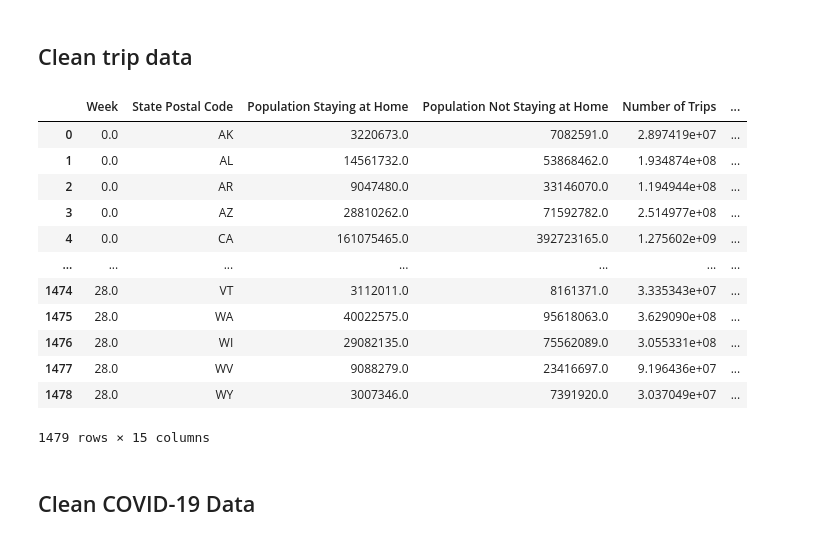
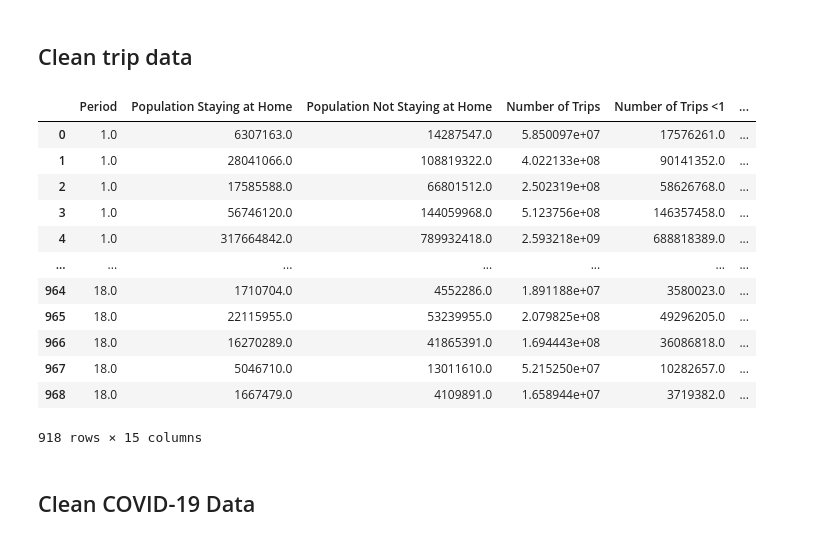
Before and after one commit to sheehy98/CovidMHealth, a Jupyter notebook: clean_data.ipynb, the cells around one changed output. Drawn from its saved outputs; the diff is of its cells as text; code cells hidden in the pictures.

```diff
--- a/clean_data.ipynb
+++ b/clean_data.ipynb
@@ -69,24 +19,54 @@ trips_data
 # %% [markdown]
 ## Clean trip data
-# %%
-td = trips_data.groupby(by = ['Date', 'State Postal Code']).sum().drop(columns= ['State FIPS', 'County FIPS']).reset_index()
-td['Week'] = np.floor(td.index / 51 / 7)
-td2 = td.groupby(by = ['Week', 'State Postal Code']).sum().reset_index()
-td2
-# %% [output]
-|  | Week | State Postal Code | Population Staying at Home | Population Not Staying at Home | Number of Trips | ... |
-| 0 | 0.0 | AK | 3220673.0 | 7082591.0 | 2.897419e+07 | ... |
-| 1 | 0.0 | AL | 14561732.0 | 53868462.0 | 1.934874e+08 | ... |
-| 2 | 0.0 | AR | 9047480.0 | 33146070.0 | 1.194944e+08 | ... |
-| 3 | 0.0 | AZ | 28810262.0 | 71592782.0 | 2.514977e+08 | ... |
-| 4 | 0.0 | CA | 161075465.0 | 392723165.0 | 1.275602e+09 | ... |
-| ... | ... | ... | ... | ... | ... | ... |
-| 1474 | 28.0 | VT | 3112011.0 | 8161371.0 | 3.335343e+07 | ... |
-| 1475 | 28.0 | WA | 40022575.0 | 95618063.0 | 3.629090e+08 | ... |
-| 1476 | 28.0 | WI | 29082135.0 | 75562089.0 | 3.055331e+08 | ... |
-| 1477 | 28.0 | WV | 9088279.0 | 23416697.0 | 9.196436e+07 | ... |
-| 1478 | 28.0 | WY | 3007346.0 | 7391920.0 | 3.037049e+07 | ... |
-1479 rows × 15 columns
+# %%
+td = trips_data.groupby(by = ['Date', 'State Postal Code']).sum().drop(columns= ['State FIPS', 'County FIPS']).reset_index()
+td['Period'] = np.floor(td.index / 51 / 7)
+td2 = td.groupby(by = ['Period', 'State Postal Code']).sum().reset_index()
+
+td2["Period"] = td2["Period"] - 1
+td2.loc[td2["Period"] == -1,"Period"] = 0
+# Index 1-11 are 1 week
+# Index 12-16 are break
+for i in range(12, 17):
+    td2.loc[td2["Period"] == i,"Period"] = 12
+
+# Index 17|18, 19|20, 21|22, 23|24, 25|26, 27|28 are one time period
+period = 13
+for i in range(0, 12, 2):
+    week = i + 17
+    td2.loc[td2["Period"] == week,"Period"] = period
+    td2.loc[td2["Period"] == week + 1,"Period"] = period
+    period += 1
+
+td2 = td2.groupby(by= ["Period", "State Postal Code"]).sum().reset_index()
+td2 = td2[td2['Period'] != 12.0]
+
+td2['Period'] = td2.apply(lambda x:
+                        x['Period']+1
+                        if x['Period'] < 12
+                        else
+                        x['Period'], axis=1)
+
+trip_df = td2.copy()
+
+trip_df['State'] = trip_df['State Postal Code']
+trip_df = trip_df.drop('State Postal Code', axis=1)
+# %%
+trip_df
+# %% [output]
+|  | Period | Population Staying at Home | Population Not Staying at Home | Number of Trips | Number of Trips <1 | ... |
+| 0 | 1.0 | 6307163.0 | 14287547.0 | 5.850097e+07 | 17576261.0 | ... |
+| 1 | 1.0 | 28041066.0 | 108819322.0 | 4.022133e+08 | 90141352.0 | ... |
+| 2 | 1.0 | 17585588.0 | 66801512.0 | 2.502319e+08 | 58626768.0 | ... |
+| 3 | 1.0 | 56746120.0 | 144059968.0 | 5.123756e+08 | 146357458.0 | ... |
+| 4 | 1.0 | 317664842.0 | 789932418.0 | 2.593218e+09 | 688818389.0 | ... |
+| ... | ... | ... | ... | ... | ... | ... |
+| 964 | 18.0 | 1710704.0 | 4552286.0 | 1.891188e+07 | 3580023.0 | ... |
+| 965 | 18.0 | 22115955.0 | 53239955.0 | 2.079825e+08 | 49296205.0 | ... |
+| 966 | 18.0 | 16270289.0 | 41865391.0 | 1.694443e+08 | 36086818.0 | ... |
+| 967 | 18.0 | 5046710.0 | 13011610.0 | 5.215250e+07 | 10282657.0 | ... |
+| 968 | 18.0 | 1667479.0 | 4109891.0 | 1.658944e+07 | 3719382.0 | ... |
+918 rows × 15 columns
 # %% [markdown]
 ## Clean COVID-19 Data
 # %%
```
Also changed, not shown: parts of 27 cells of this notebook, 4 other files.
